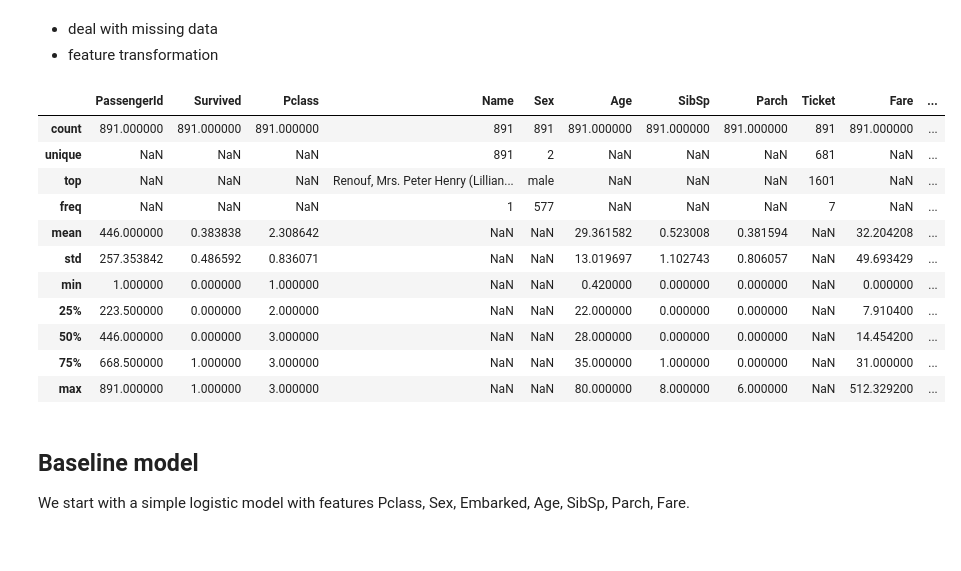
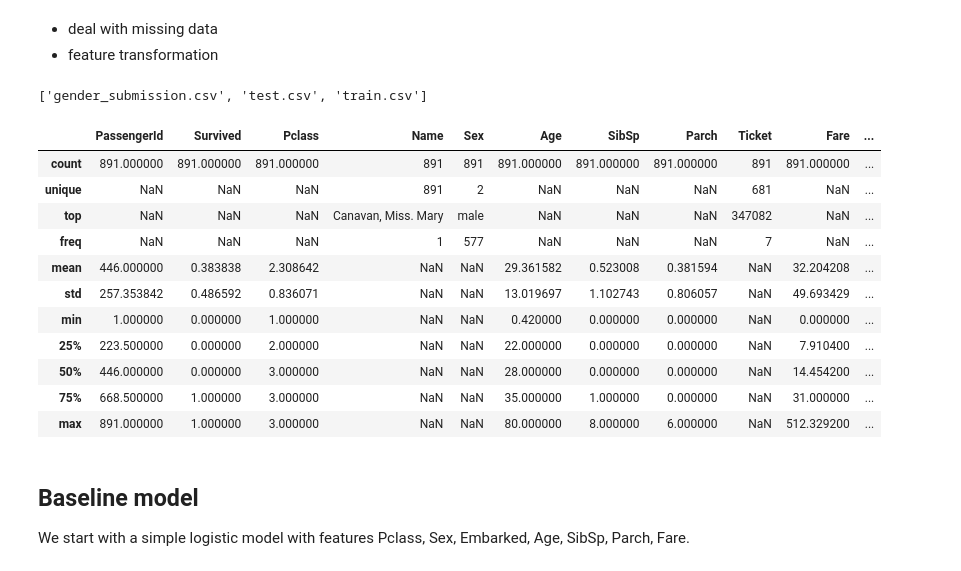
Before and after one commit to epflyingzhang/kaggle_titanic, a Jupyter notebook: Titanic_EDA_ML_v2.ipynb, the cells around one changed output. Drawn from its saved outputs; the diff is of its cells as text; code cells hidden in the pictures.

```diff
--- a/Titanic_EDA_ML_v2.ipynb
+++ b/Titanic_EDA_ML_v2.ipynb
@@ -171,20 +171,30 @@ axes[1].set_yscale('log')
 - feature transformation
 # %%
 # missing value in column Age (177/891), Cabin (687/891) and Embarked (2/891)
+data_dir = 'data/titanic/'
+print(os.listdir(data_dir))
+
+train_file = data_dir + 'train.csv'
+test_file = data_dir + 'test.csv'
+
+df_train = pd.read_csv(train_file)
+df_test = pd.read_csv(test_file)
+
 def clean_df(df):
     df['Age'] = df['Age'].fillna(df_train['Age'].median())
     df['Embarked'] = df['Embarked'].fillna(df_train['Embarked'].mode()[0])
     df['Fare'] = df['Fare'].fillna(df_train['Fare'].median())
     return df
 
 df_train = clean_df(df_train)
 df_test = clean_df(df_test)
 df_train.describe(include='all')
 # %% [output]
+['gender_submission.csv', 'test.csv', 'train.csv']
 |  | PassengerId | Survived | Pclass | Name | Sex | Age | SibSp | Parch | Ticket | Fare | ... |
 | count | 891.000000 | 891.000000 | 891.000000 | 891 | 891 | 891.000000 | 891.000000 | 891.000000 | 891 | 891.000000 | ... |
 | unique | NaN | NaN | NaN | 891 | 2 | NaN | NaN | NaN | 681 | NaN | ... |
-| top | NaN | NaN | NaN | Renouf, Mrs. Peter Henry (Lillian... | male | NaN | NaN | NaN | 1601 | NaN | ... |
+| top | NaN | NaN | NaN | Canavan, Miss. Mary | male | NaN | NaN | NaN | 347082 | NaN | ... |
 | freq | NaN | NaN | NaN | 1 | 577 | NaN | NaN | NaN | 7 | NaN | ... |
 | mean | 446.000000 | 0.383838 | 2.308642 | NaN | NaN | 29.361582 | 0.523008 | 0.381594 | NaN | 32.204208 | ... |
 | std | 257.353842 | 0.486592 | 0.836071 | NaN | NaN | 13.019697 | 1.102743 | 0.806057 | NaN | 49.693429 | ... |
```
Also changed, not shown: parts of 38 cells of this notebook, 4 other files.
